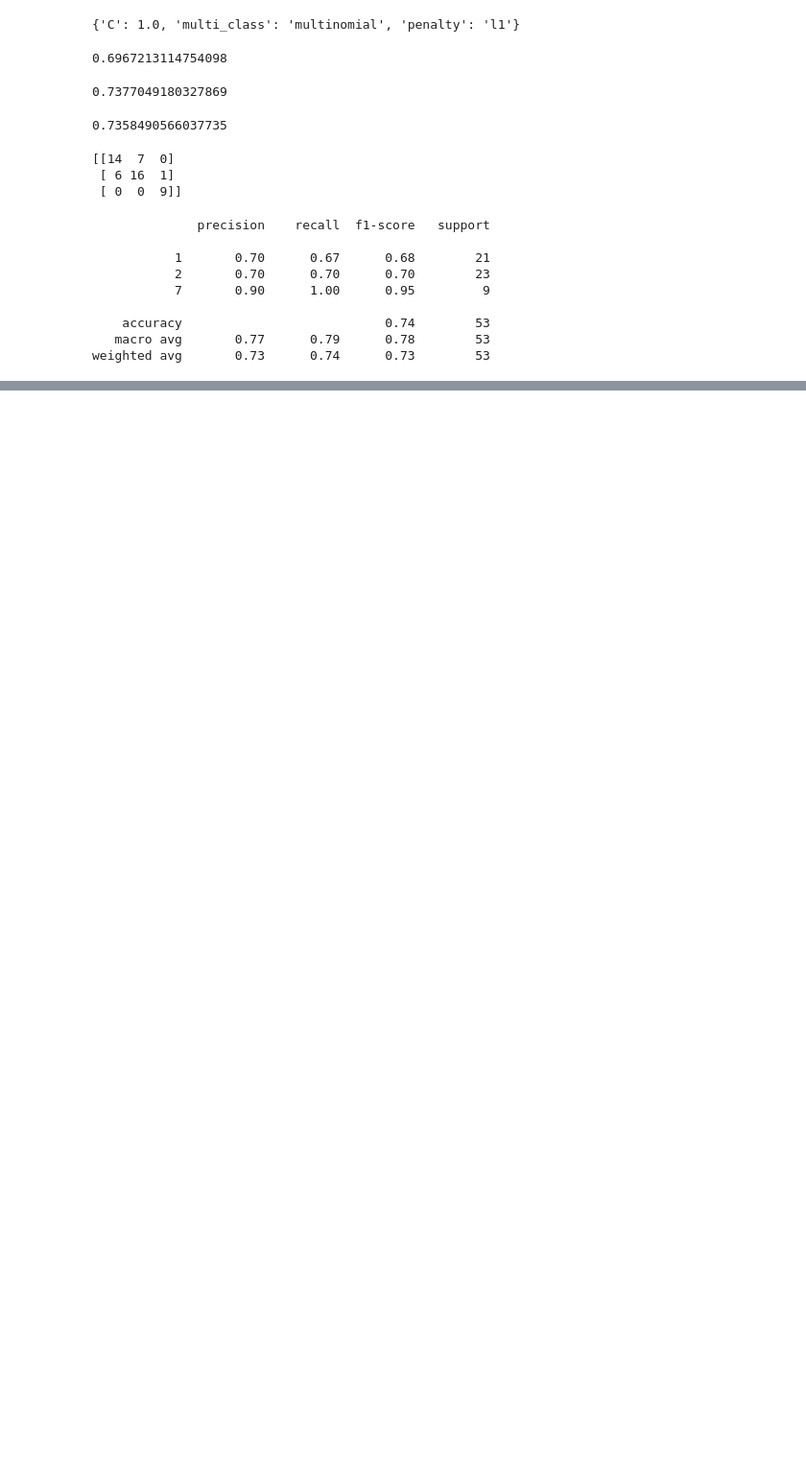
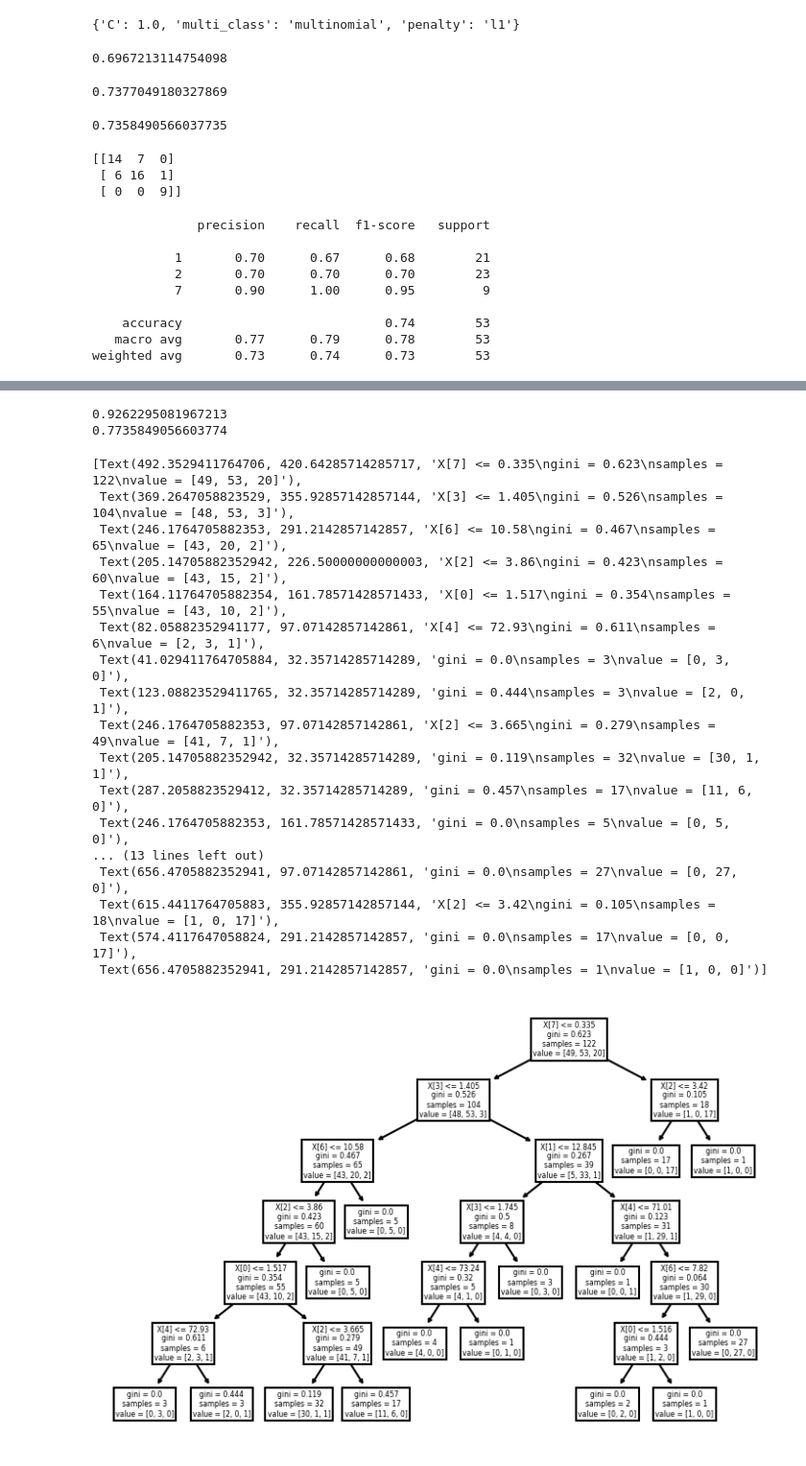
Before and after one commit to joongyang/Machine-Learning-by-Examples, a Jupyter notebook: GlassIdentificationData.ipynb, the cells around one changed output, grey strips where cells are left out. Shown at 96% size. Saved outputs shown, nothing was run; the diff lists cells and outputs as text; code cells hidden in the pictures; blank space fills up the shorter version.

```diff
--- a/GlassIdentificationData.ipynb
+++ b/GlassIdentificationData.ipynb
@@ -501,0 +560,28 @@ weighted avg       0.73      0.74      0.73        53
+# %%
+dt = DecisionTreeClassifier(criterion='gini', max_depth=6)
+dt.fit(X_tr, Y_tr)
+print(dt.score(X_tr, Y_tr))
+print(dt.score(X_ts, Y_ts))
+plt.figure(dpi=150)
+plot_tree(dt)
+# %% [output]
+0.9262295081967213
+0.7735849056603774
+[Text(492.3529411764706, 420.64285714285717, 'X[7] <= 0.335\ngini = 0.623\nsamples = 122\nvalue = [49, 53, 20]'),
+ Text(369.2647058823529, 355.92857142857144, 'X[3] <= 1.405\ngini = 0.526\nsamples = 104\nvalue = [48, 53, 3]'),
+ Text(246.1764705882353, 291.2142857142857, 'X[6] <= 10.58\ngini = 0.467\nsamples = 65\nvalue = [43, 20, 2]'),
+ Text(205.14705882352942, 226.50000000000003, 'X[2] <= 3.86\ngini = 0.423\nsamples = 60\nvalue = [43, 15, 2]'),
+ Text(164.11764705882354, 161.78571428571433, 'X[0] <= 1.517\ngini = 0.354\nsamples = 55\nvalue = [43, 10, 2]'),
+ Text(82.05882352941177, 97.07142857142861, 'X[4] <= 72.93\ngini = 0.611\nsamples = 6\nvalue = [2, 3, 1]'),
+ Text(41.029411764705884, 32.35714285714289, 'gini = 0.0\nsamples = 3\nvalue = [0, 3, 0]'),
+ Text(123.08823529411765, 32.35714285714289, 'gini = 0.444\nsamples = 3\nvalue = [2, 0, 1]'),
+ Text(246.1764705882353, 97.07142857142861, 'X[2] <= 3.665\ngini = 0.279\nsamples = 49\nvalue = [41, 7, 1]'),
+ Text(205.14705882352942, 32.35714285714289, 'gini = 0.119\nsamples = 32\nvalue = [30, 1, 1]'),
+ Text(287.2058823529412, 32.35714285714289, 'gini = 0.457\nsamples = 17\nvalue = [11, 6, 0]'),
+ Text(246.1764705882353, 161.78571428571433, 'gini = 0.0\nsamples = 5\nvalue = [0, 5, 0]'),
+... (13 lines left out)
+ Text(656.4705882352941, 97.07142857142861, 'gini = 0.0\nsamples = 27\nvalue = [0, 27, 0]'),
+ Text(615.4411764705883, 355.92857142857144, 'X[2] <= 3.42\ngini = 0.105\nsamples = 18\nvalue = [1, 0, 17]'),
+ Text(574.4117647058824, 291.2142857142857, 'gini = 0.0\nsamples = 17\nvalue = [0, 0, 17]'),
+ Text(656.4705882352941, 291.2142857142857, 'gini = 0.0\nsamples = 1\nvalue = [1, 0, 0]')]
+[figure, added]
```
Also changed, not shown: parts of 19 cells of this notebook.
